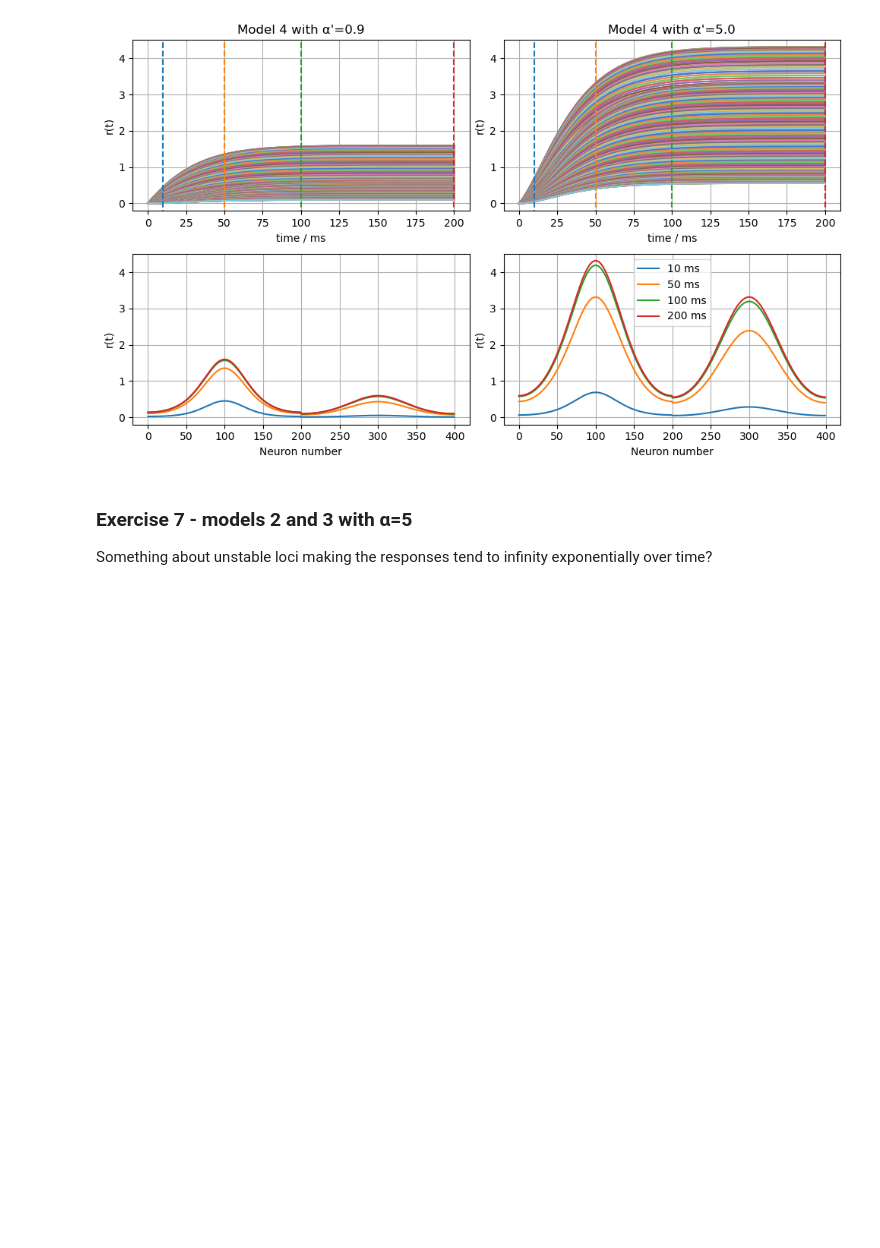
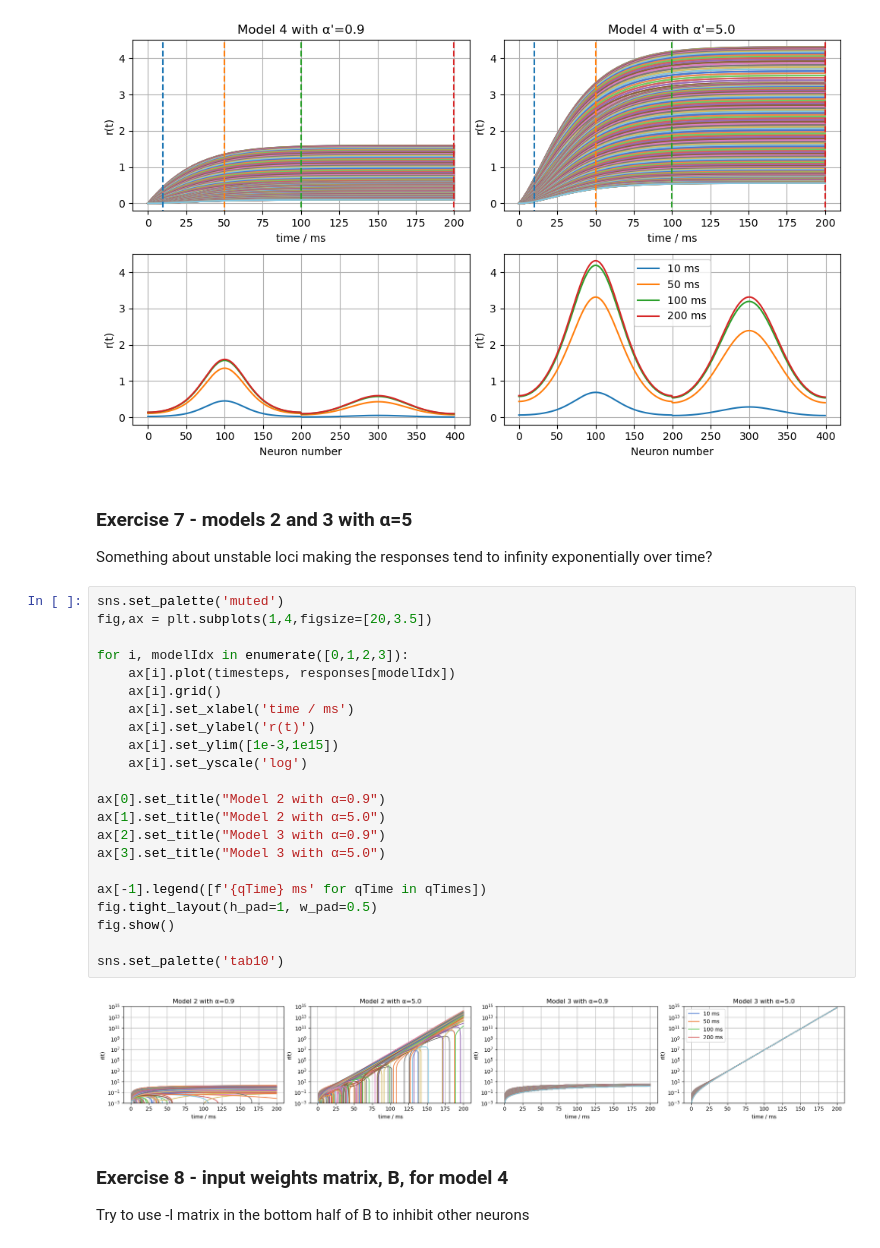
Before and after one commit to elbertwang00/4G3-Courseworks, a Jupyter notebook: Coursework1/coursework1.ipynb, the cells around one changed output. Saved outputs shown, nothing was run; the diff lists cells and outputs as text; blank space fills up the shorter version.

```diff
--- a/Coursework1/coursework1.ipynb
+++ b/Coursework1/coursework1.ipynb
@@ -356,3 +362,30 @@ sns.set_palette('tab10')
 # %% [markdown]
 ### Exercise 7 - models 2 and 3 with α=5
 Something about unstable loci making the responses tend to infinity exponentially over time?
+# %%
+sns.set_palette('muted')
+fig,ax = plt.subplots(1,4,figsize=[20,3.5])
+
+for i, modelIdx in enumerate([0,1,2,3]):
+    ax[i].plot(timesteps, responses[modelIdx])
+    ax[i].grid()
+    ax[i].set_xlabel('time / ms')
+    ax[i].set_ylabel('r(t)')
+    ax[i].set_ylim([1e-3,1e15])
+    ax[i].set_yscale('log')
+
+ax[0].set_title("Model 2 with α=0.9")
+ax[1].set_title("Model 2 with α=5.0")
+ax[2].set_title("Model 3 with α=0.9")
+ax[3].set_title("Model 3 with α=5.0")
+
+ax[-1].legend([f'{qTime} ms' for qTime in qTimes])
+fig.tight_layout(h_pad=1, w_pad=0.5)
+fig.show()
+
+sns.set_palette('tab10')
+# %% [output]
+[figure, added]
+# %% [markdown]
+### Exercise 8 - input weights matrix, B, for model 4
+Try to use -I matrix in the bottom half of B to inhibit other neurons
```
Also changed, not shown: parts of 13 cells of this notebook, 4 other files.
